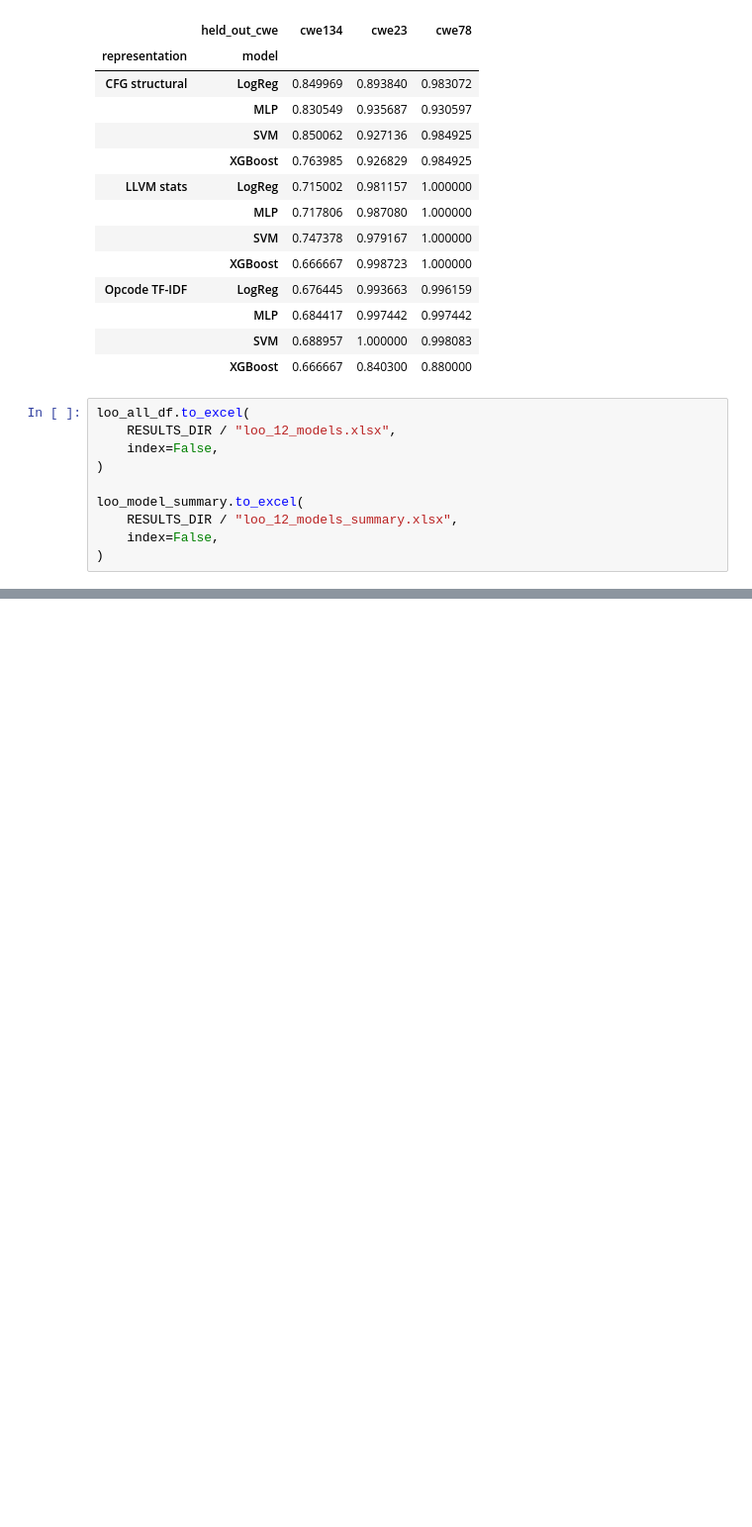
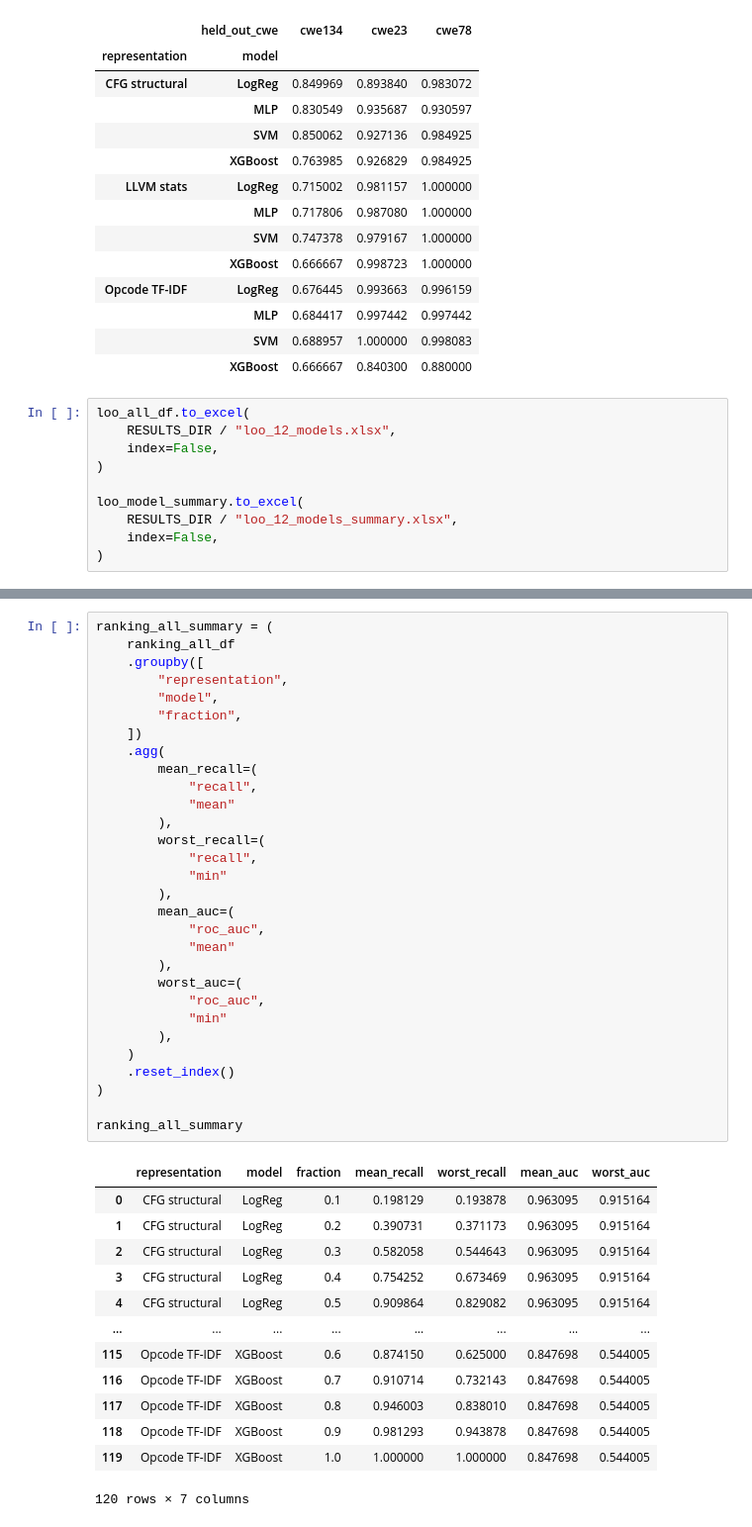
Before and after one commit to TimurGilmutpr/ml-guided-static-analysis, a Jupyter notebook: ML_part.ipynb, the cells around one changed output, grey strips where cells are left out. Shown at 99% size. Cells and saved outputs as stored; diff of their text form; blank space fills up the shorter version.

```diff
--- a/ML_part.ipynb
+++ b/ML_part.ipynb
@@ -2218,0 +2546,44 @@ loo_model_summary.to_excel(
+# %%
+ranking_all_summary = (
+    ranking_all_df
+    .groupby([
+        "representation",
+        "model",
+        "fraction",
+    ])
+    .agg(
+        mean_recall=(
+            "recall",
+            "mean"
+        ),
+        worst_recall=(
+            "recall",
+            "min"
+        ),
+        mean_auc=(
+            "roc_auc",
+            "mean"
+        ),
+        worst_auc=(
+            "roc_auc",
+            "min"
+        ),
+    )
+    .reset_index()
+)
+
+ranking_all_summary
+# %% [output]
+|  | representation | model | fraction | mean_recall | worst_recall | mean_auc | worst_auc |
+| 0 | CFG structural | LogReg | 0.1 | 0.198129 | 0.193878 | 0.963095 | 0.915164 |
+| 1 | CFG structural | LogReg | 0.2 | 0.390731 | 0.371173 | 0.963095 | 0.915164 |
+| 2 | CFG structural | LogReg | 0.3 | 0.582058 | 0.544643 | 0.963095 | 0.915164 |
+| 3 | CFG structural | LogReg | 0.4 | 0.754252 | 0.673469 | 0.963095 | 0.915164 |
+| 4 | CFG structural | LogReg | 0.5 | 0.909864 | 0.829082 | 0.963095 | 0.915164 |
+| ... | ... | ... | ... | ... | ... | ... | ... |
+| 115 | Opcode TF-IDF | XGBoost | 0.6 | 0.874150 | 0.625000 | 0.847698 | 0.544005 |
+| 116 | Opcode TF-IDF | XGBoost | 0.7 | 0.910714 | 0.732143 | 0.847698 | 0.544005 |
+| 117 | Opcode TF-IDF | XGBoost | 0.8 | 0.946003 | 0.838010 | 0.847698 | 0.544005 |
+| 118 | Opcode TF-IDF | XGBoost | 0.9 | 0.981293 | 0.943878 | 0.847698 | 0.544005 |
+| 119 | Opcode TF-IDF | XGBoost | 1.0 | 1.000000 | 1.000000 | 0.847698 | 0.544005 |
+120 rows × 7 columns
```
Also changed, not shown: parts of 12 cells of this notebook, 10 other files.
